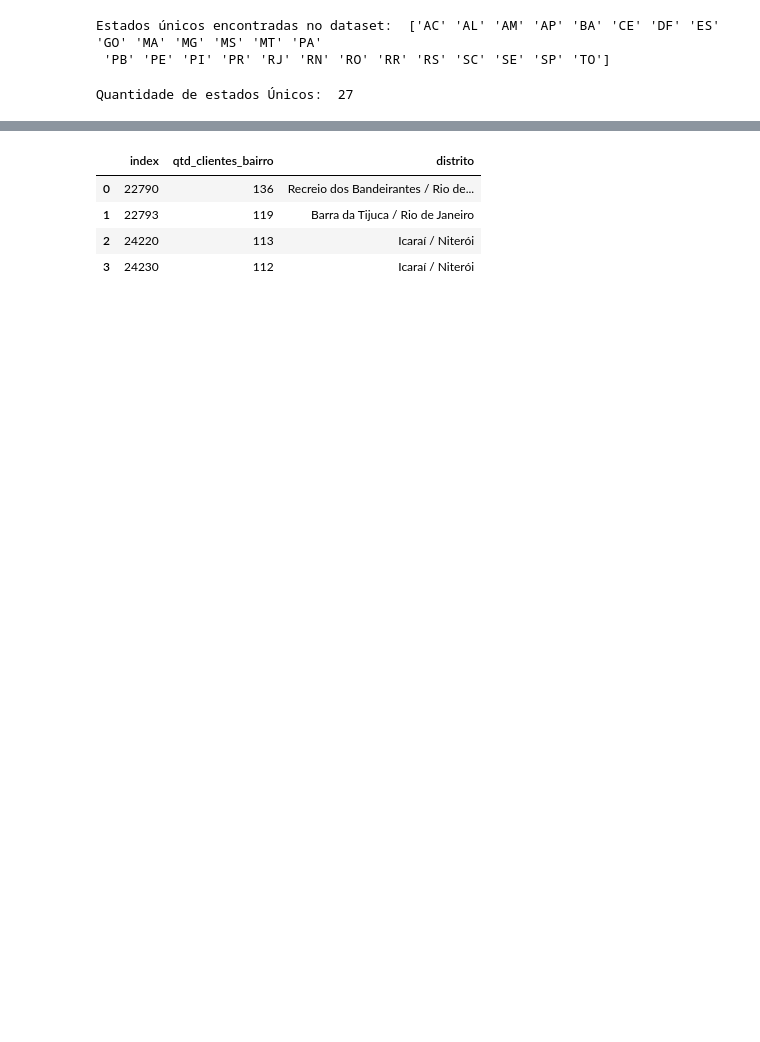
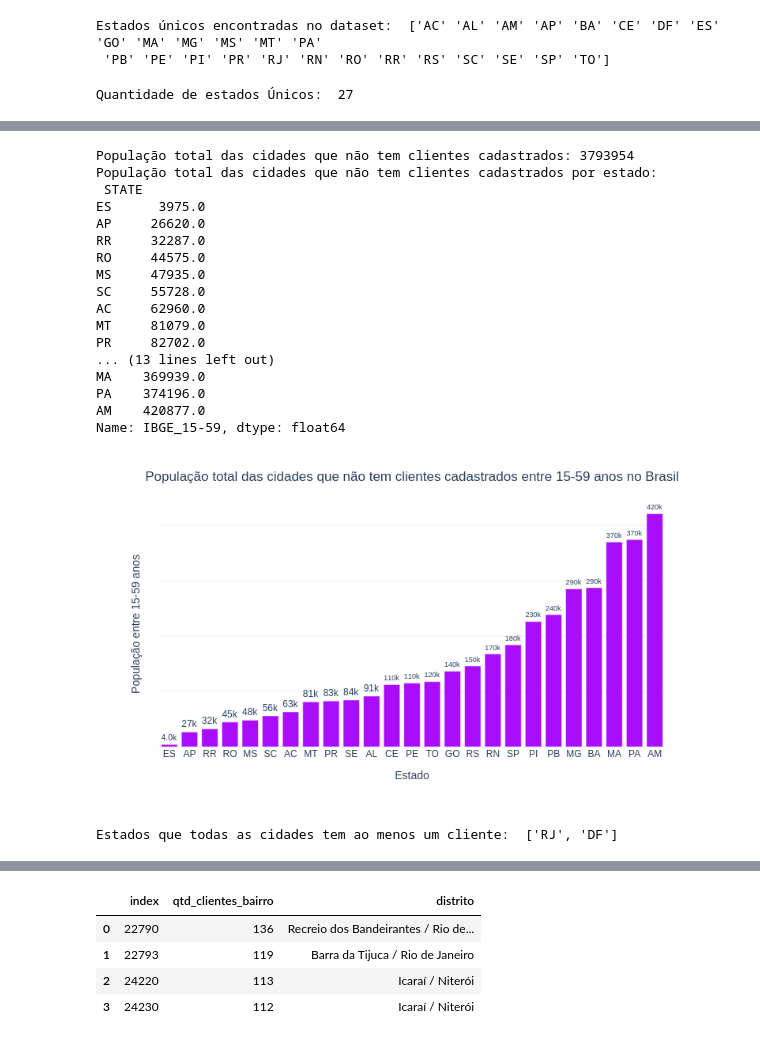
Before and after one commit to vf-fontes/intro-cd, a Jupyter notebook: 20200930_Olist.ipynb, the cells around one changed output, grey strips where cells are left out. Drawn from its saved outputs; the diff is of its cells as text; code cells hidden in the pictures; blank space fills up the shorter version.

```diff
--- a/20200930_Olist.ipynb
+++ b/20200930_Olist.ipynb
@@ -413,0 +201,41 @@ df_top4_bairros
+# %%
+# Levando em consideração que marjoritariamente a população que realiza compras onlines são adolescentes e adultos,
+# podemos considerar que a feature "IBGE_15-59" é o Potencial público alvo que OLIST poderia buscar como clientes
+print('População total das cidades que não tem clientes cadastrados: %.i'%df_cidades_sem_clientes['IBGE_15-59'].sum())
+print('População total das cidades que não tem clientes cadastrados por estado: \n',df_cidades_sem_clientes.groupby('STATE')['IBGE_15-59'].sum().sort_values(ascending=True))
+data=df_cidades_sem_clientes.groupby(by='STATE').sum().sort_values(by='IBGE_15-59',ascending=True)
+fig = px.bar(data, y='IBGE_15-59',labels={'IBGE_15-59': 'População entre 15-59 anos', 'STATE':'Estado'},text='IBGE_15-59',color_discrete_sequence=px.colors.qualitative.Alphabet,template='plotly_white')
+fig.update_layout(title={'text' :'População total das cidades que não tem clientes cadastrados entre 15-59 anos no Brasil','y': 0.95,'x': 0.5})
+fig.update_traces(texttemplate='%{text:.2s}', textposition='outside')
+fig.update_yaxes(showticklabels=False)
+gitly.show(fig)
+# %% [output]
+População total das cidades que não tem clientes cadastrados: 3793954
+População total das cidades que não tem clientes cadastrados por estado:
+ STATE
+ES      3975.0
+AP     26620.0
+RR     32287.0
+RO     44575.0
+MS     47935.0
+SC     55728.0
+AC     62960.0
+MT     81079.0
+PR     82702.0
+... (13 lines left out)
+MA    369939.0
+PA    374196.0
+AM    420877.0
+Name: IBGE_15-59, dtype: float64
+[figure, added]
+# %%
+# Quais estados existe ao menos um cliente em todas as cidades
+estados_com_todas_cidades_clientes = []
+estados_brasil = df_cidades_brasil.STATE.unique()
+estados_com_cidades_sem_clientes = df_cidades_sem_clientes.STATE.unique()
+for i in estados_brasil:
+  if i not in estados_com_cidades_sem_clientes:
+    estados_com_todas_cidades_clientes.append(i)
+print('Estados que todas as cidades tem ao menos um cliente: ',estados_com_todas_cidades_clientes)
+# %% [output]
+Estados que todas as cidades tem ao menos um cliente:  ['RJ', 'DF']
```
Also changed, not shown: parts of 67 cells of this notebook.
